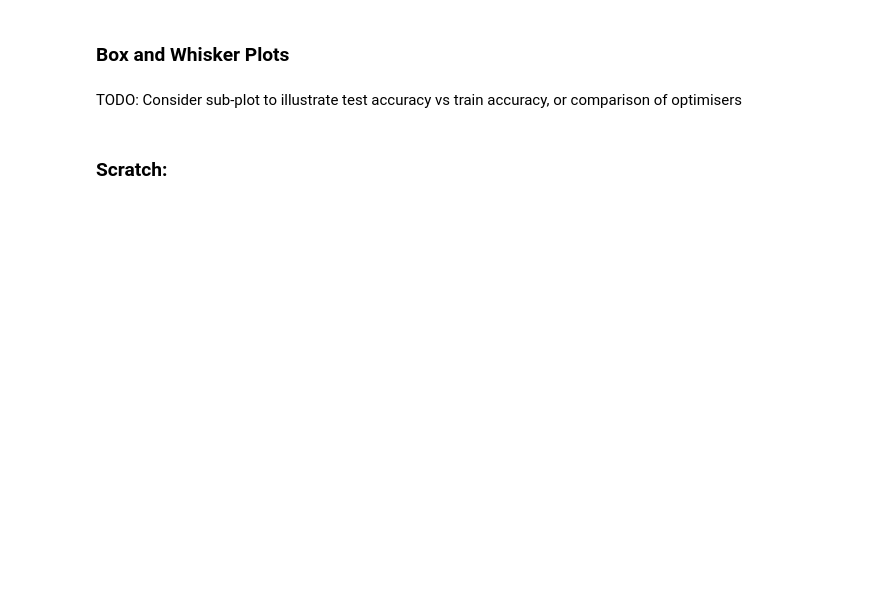
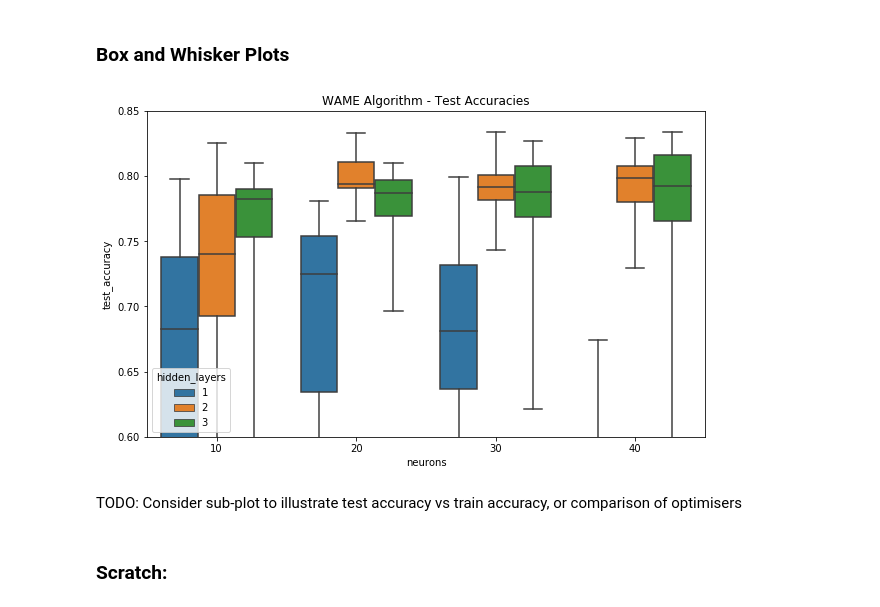
Before and after one commit to Peppers16/machine_learning_coursework, a Jupyter notebook: CW Attempt.ipynb, the cells around one changed output. Saved outputs shown, nothing was run; the diff lists cells and outputs as text; code cells hidden in the pictures; blank space fills up the shorter version.

```diff
--- a/CW Attempt.ipynb
+++ b/CW Attempt.ipynb
@@ -220,6 +218,7 @@ n_neurons_lst = [10, 20, 30, 40]
 # %%
 # Run once:
-wameAdapted_results = train_test_grid(n_hidden_lst, n_neurons_lst, WameAdapted(), 'results/wameAdapted_results.json', n_experiments=20)
+# Commented out after running
+# wameAdapted_results = train_test_grid(n_hidden_lst, n_neurons_lst, WameAdapted(), 'results/wameAdapted_results_2.json', n_experiments=20)
 # %% [output]
 WARNING:tensorflow:From C:\Users\Josh\Anaconda2\envs\MLCW\lib\site-packages\tensorflow\python\framework\op_def_library.py:263: colocate_with (from tensorflow.python.framework.ops) is deprecated and wi ...
 Instructions for updating:
@@ -329,4 +373,13 @@ sns.boxplot(x='neurons',y='test_accuracy',data=df_test, hue='hidden_layers', whi
 # %%
 #sns.boxplot(x='hidden_layers',y='test_accuracy',data=df_test, hue='neurons');
+# %%
+df_wame = df_from_results(wameAdapted_results)
+# %%
+plt.figure(figsize=(10, 6))
+axes = plt.axes()
+axes.set_ylim([0.6, 0.85])
+sns.boxplot(x='neurons',y='test_accuracy',data=df_wame, hue='hidden_layers', whis=[0,100]).set_title('WAME Algorithm - Test Accuracies');
+# %% [output]
+[figure, added]
 # %% [markdown]
 TODO: Consider sub-plot to illustrate test accuracy vs train accuracy, or comparison of optimisers
```
Also changed, not shown: parts of 9 cells of this notebook, 3 other files.
